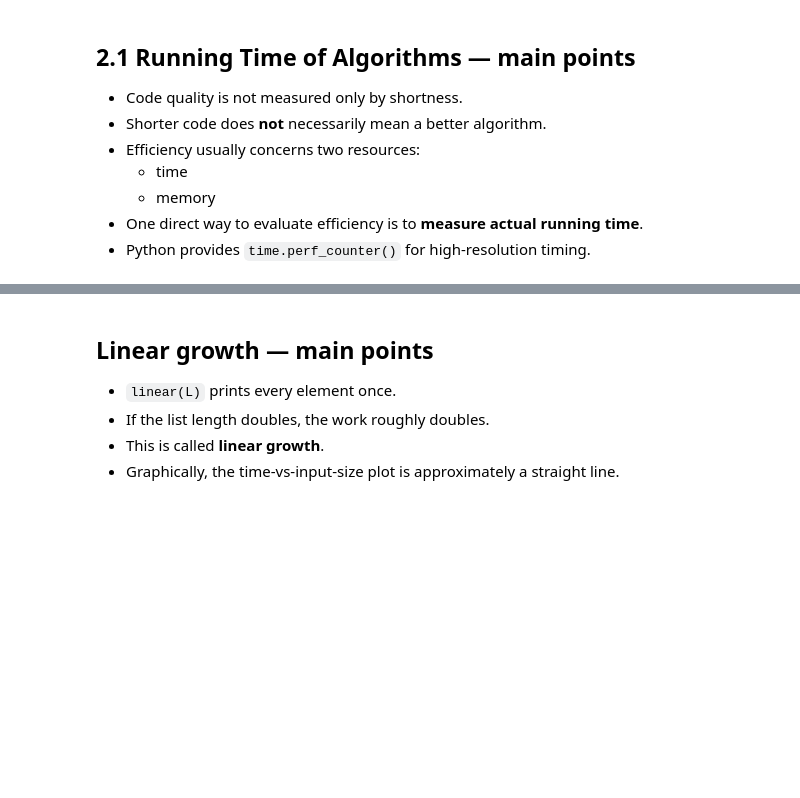
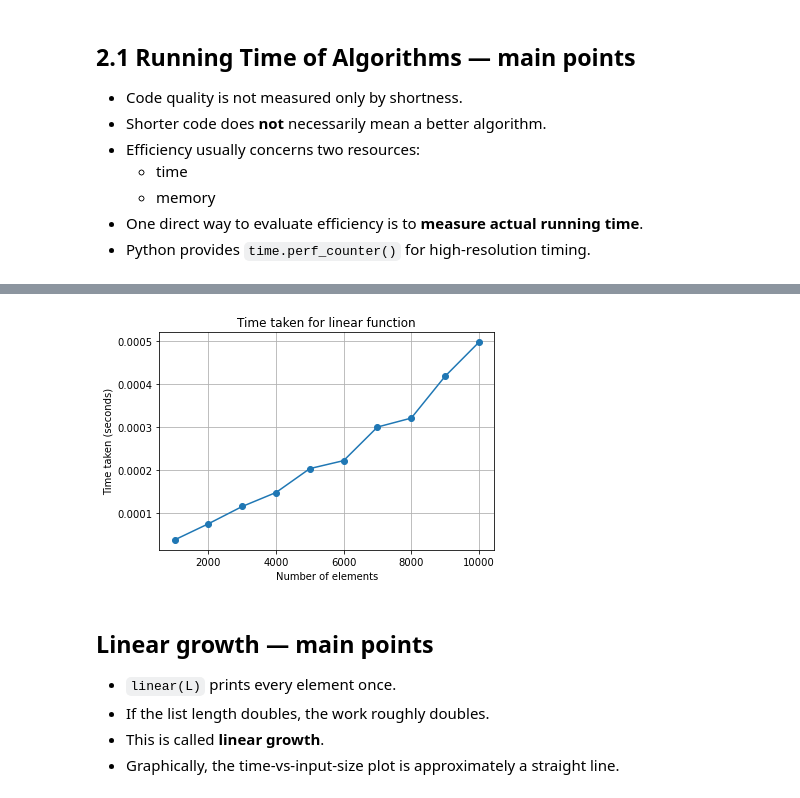
Before and after one commit to ariefouren/BIU-bio-python-2026, a Jupyter notebook: 03_Chapters/02_Efficiency_Matters/slides/08_2_Efficiency_Matters_Introduction_to_Complexity_slides.ipynb, the cells around one changed output, grey strips where cells are left out. Saved outputs shown, nothing was run; the diff lists cells and outputs as text; code cells hidden in the pictures; blank space fills up the shorter version.

Commit message:
Figures added

```diff
--- a/03_Chapters/02_Efficiency_Matters/slides/08_2_Efficiency_Matters_Introduction_to_Complexity_slides.ipynb
+++ b/03_Chapters/02_Efficiency_Matters/slides/08_2_Efficiency_Matters_Introduction_to_Complexity_slides.ipynb
@@ -92,6 +83,17 @@ Main points:
 # %%
 def linear(L):
-
+    sum = 0
     for i in range(len(L)):
-
-        print(L [i])
+        sum += L [i]
+# %%
+# Testing the function for for lists of 1000, 2000,..., 10000 elements
+# Print table with time taken for each list size
+# |  Number of elements | Time taken (seconds) |
+import time
+print("|  Number of elements | Time taken (seconds) |")
+for n in range(1000, 10001, 1000):
+    L = list(range(n))
+    start_time = time.perf_counter()
+    linear(L)
+    end_time = time.perf_counter()
+    print(f"|   {n:17} | {end_time - start_time:20.6f} |")
@@ -98,3 +112,25 @@ def linear(L):
+# %%
+# Code that produces a plot of the time taken for each list size
+import matplotlib.pyplot as plt
+list_sizes = []
+times = []
+for n in range(1000, 10001, 1000):
+    L = list(range(n))
+    start_time = time.perf_counter()
+    linear(L)
+    end_time = time.perf_counter()
+    list_sizes.append(n)
+    times.append(end_time - start_time)
+
+# Show the plot
+plt.plot(list_sizes, times, marker='o')
+plt.title('Time taken for linear function')
+plt.xlabel('Number of elements')
+plt.ylabel('Time taken (seconds)')
+plt.grid()
+plt.show()
+# %% [output]
+[figure, added]
 # %% [markdown]
 ## Linear growth — main points
 
```
Also changed, not shown: parts of 38 cells of this notebook.
